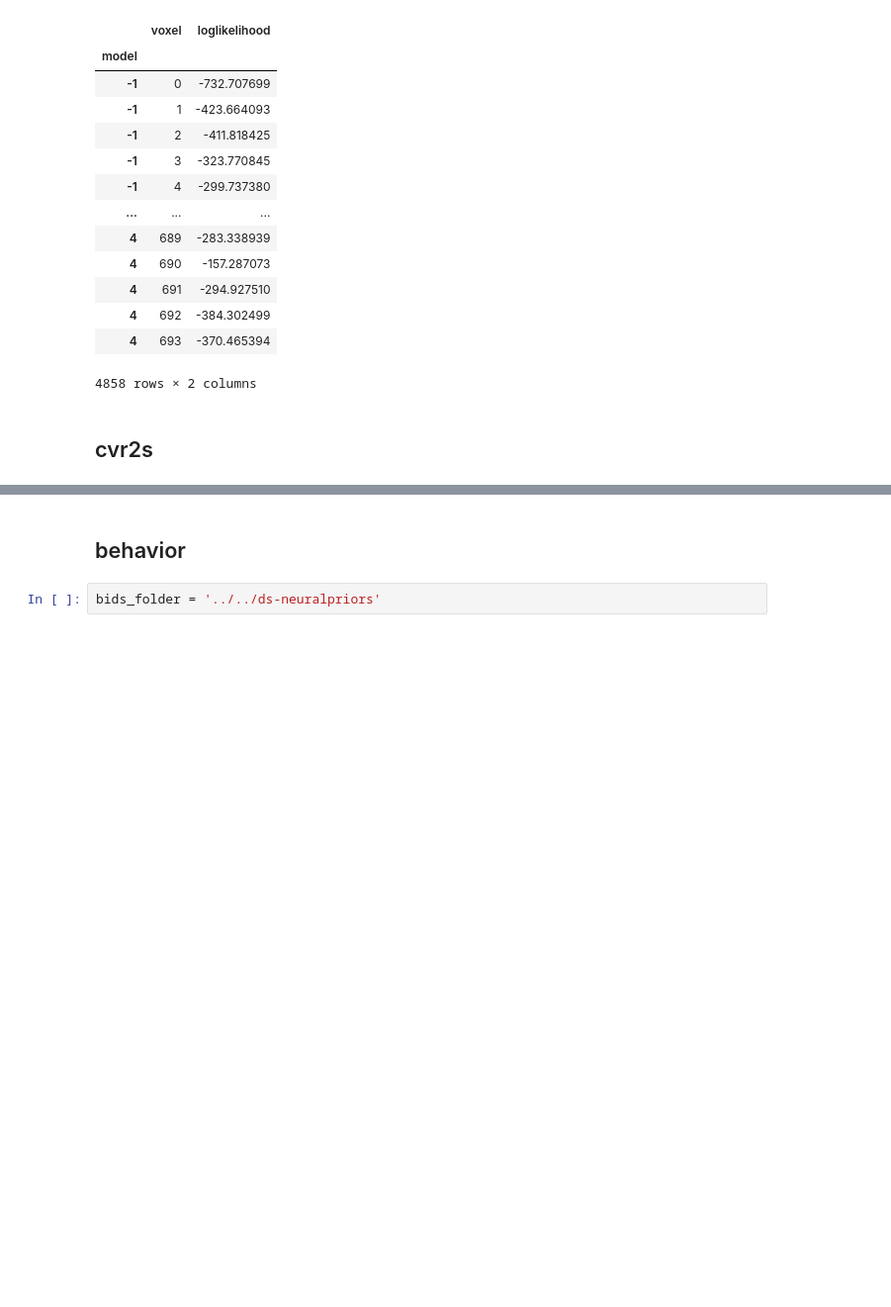
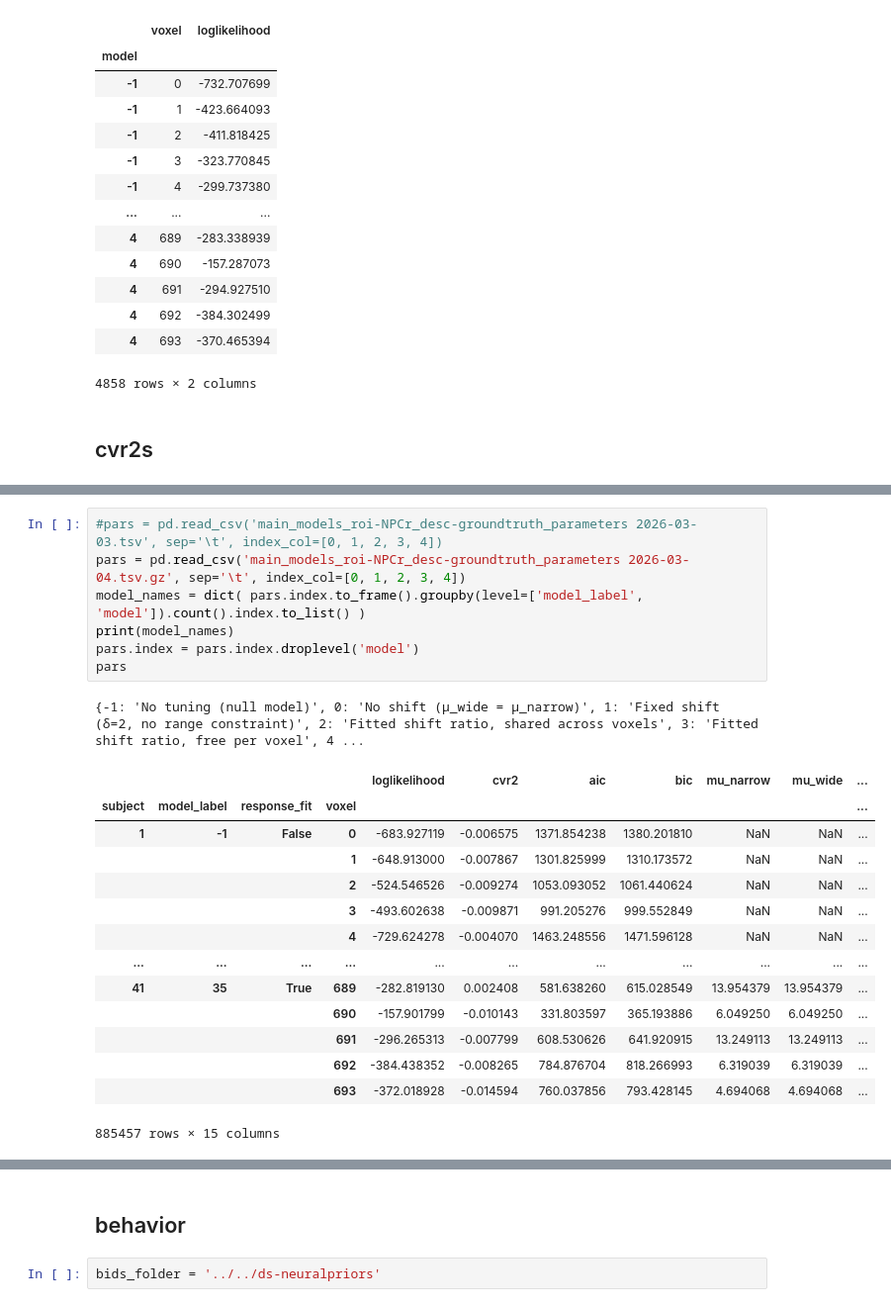
Before and after one commit to Gilles86/neural_priors, a Jupyter notebook: notebooks/likelihoods_and_bics.ipynb, the cells around one changed output, grey strips where cells are left out. Shown at 99% size. Drawn from its saved outputs; the diff is of its cells as text; blank space fills up the shorter version.

```diff
--- a/notebooks/likelihoods_and_bics.ipynb
+++ b/notebooks/likelihoods_and_bics.ipynb
@@ -210,0 +178,23 @@ Index([True], dtype='bool', name='smoothed')
+# %%
+#pars = pd.read_csv('main_models_roi-NPCr_desc-groundtruth_parameters 2026-03-03.tsv', sep='\t', index_col=[0, 1, 2, 3, 4])
+pars = pd.read_csv('main_models_roi-NPCr_desc-groundtruth_parameters 2026-03-04.tsv.gz', sep='\t', index_col=[0, 1, 2, 3, 4])
+model_names = dict( pars.index.to_frame().groupby(level=['model_label', 'model']).count().index.to_list() )
+print(model_names)
+pars.index = pars.index.droplevel('model')
+pars
+# %% [output]
+{-1: 'No tuning (null model)', 0: 'No shift (μ_wide = μ_narrow)', 1: 'Fixed shift (δ=2, no range constraint)', 2: 'Fitted shift ratio, shared across voxels', 3: 'Fitted shift ratio, free per voxel', 4 ...
+|  |  |  |  | loglikelihood | cvr2 | aic | bic | mu_narrow | mu_wide | ... |
+| subject | model_label | response_fit | voxel |  |  |  |  |  |  | ... |
+| 1 | -1 | False | 0 | -683.927119 | -0.006575 | 1371.854238 | 1380.201810 | NaN | NaN | ... |
+|  |  |  | 1 | -648.913000 | -0.007867 | 1301.825999 | 1310.173572 | NaN | NaN | ... |
+|  |  |  | 2 | -524.546526 | -0.009274 | 1053.093052 | 1061.440624 | NaN | NaN | ... |
+|  |  |  | 3 | -493.602638 | -0.009871 | 991.205276 | 999.552849 | NaN | NaN | ... |
+|  |  |  | 4 | -729.624278 | -0.004070 | 1463.248556 | 1471.596128 | NaN | NaN | ... |
+| ... | ... | ... | ... | ... | ... | ... | ... | ... | ... | ... |
+| 41 | 35 | True | 689 | -282.819130 | 0.002408 | 581.638260 | 615.028549 | 13.954379 | 13.954379 | ... |
+|  |  |  | 690 | -157.901799 | -0.010143 | 331.803597 | 365.193886 | 6.049250 | 6.049250 | ... |
+|  |  |  | 691 | -296.265313 | -0.007799 | 608.530626 | 641.920915 | 13.249113 | 13.249113 | ... |
+|  |  |  | 692 | -384.438352 | -0.008265 | 784.876704 | 818.266993 | 6.319039 | 6.319039 | ... |
+|  |  |  | 693 | -372.018928 | -0.014594 | 760.037856 | 793.428145 | 4.694068 | 4.694068 | ... |
+885457 rows × 15 columns
```
Also changed, not shown: parts of 28 cells of this notebook, 3 other files.
